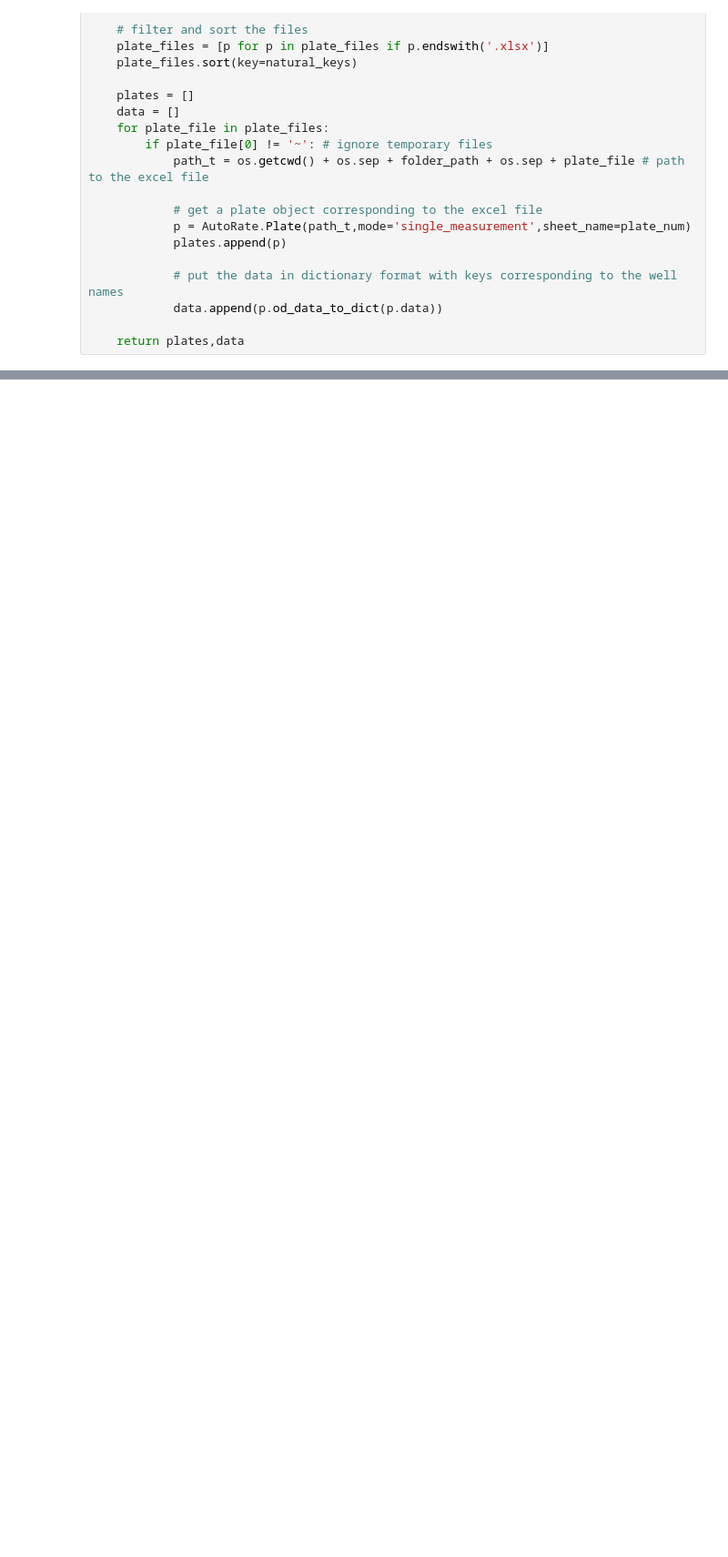
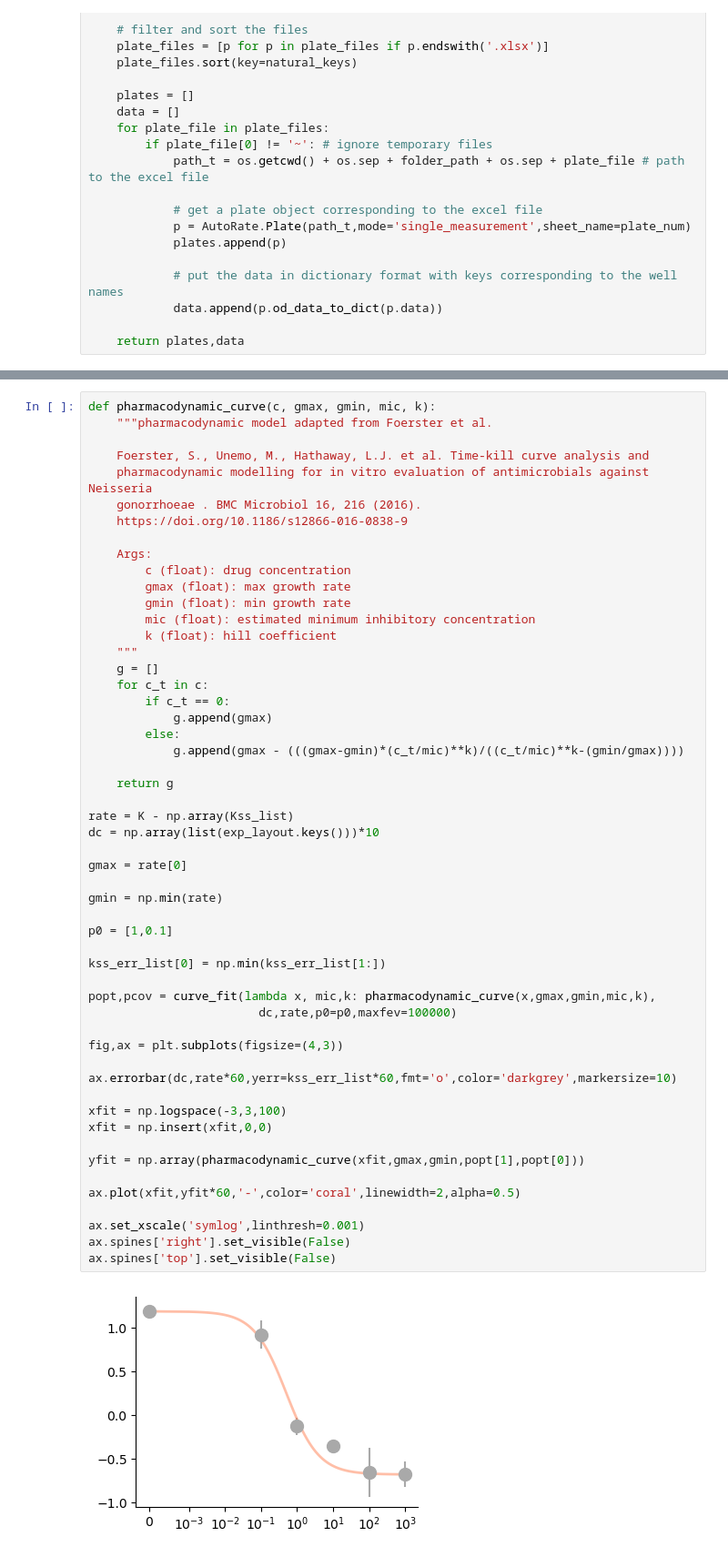
Before and after one commit to eshanking/seascapes_figures, a Jupyter notebook: time_kill/experiment_code/time_kill_11092023.ipynb, the cells around one changed output, grey strips where cells are left out. Shown: that part at 91% size. Saved outputs shown, nothing was run; the diff lists cells and outputs as text; blank space fills up the shorter version.

```diff
--- a/time_kill/experiment_code/time_kill_11092023.ipynb
+++ b/time_kill/experiment_code/time_kill_11092023.ipynb
@@ -307,0 +425,55 @@ cell_count_mean[1][0]/cell_count_mean[0][0]
+# %%
+def pharmacodynamic_curve(c, gmax, gmin, mic, k):
+    """pharmacodynamic model adapted from Foerster et al.
+
+    Foerster, S., Unemo, M., Hathaway, L.J. et al. Time-kill curve analysis and
+    pharmacodynamic modelling for in vitro evaluation of antimicrobials against Neisseria
+    gonorrhoeae . BMC Microbiol 16, 216 (2016).
+    https://doi.org/10.1186/s12866-016-0838-9
+
+    Args:
+        c (float): drug concentration
+        gmax (float): max growth rate
+        gmin (float): min growth rate
+        mic (float): estimated minimum inhibitory concentration
+        k (float): hill coefficient
+    """
+    g = []
+    for c_t in c:
+        if c_t == 0:
+            g.append(gmax)
+        else:
+            g.append(gmax - (((gmax-gmin)*(c_t/mic)**k)/((c_t/mic)**k-(gmin/gmax))))
+
+    return g
+
+rate = K - np.array(Kss_list)
+dc = np.array(list(exp_layout.keys()))*10
+
+gmax = rate[0]
+
+gmin = np.min(rate)
+
+p0 = [1,0.1]
+
+kss_err_list[0] = np.min(kss_err_list[1:])
+
+popt,pcov = curve_fit(lambda x, mic,k: pharmacodynamic_curve(x,gmax,gmin,mic,k),
+                        dc,rate,p0=p0,maxfev=100000)
+
+fig,ax = plt.subplots(figsize=(4,3))
+
+ax.errorbar(dc,rate*60,yerr=kss_err_list*60,fmt='o',color='darkgrey',markersize=10)
+
+xfit = np.logspace(-3,3,100)
+xfit = np.insert(xfit,0,0)
+
+yfit = np.array(pharmacodynamic_curve(xfit,gmax,gmin,popt[1],popt[0]))
+
+ax.plot(xfit,yfit*60,'-',color='coral',linewidth=2,alpha=0.5)
+
+ax.set_xscale('symlog',linthresh=0.001)
+ax.spines['right'].set_visible(False)
+ax.spines['top'].set_visible(False)
+# %% [output]
+[figure, added]
```
Also changed, not shown: parts of 10 cells of this notebook, 1 other file.
